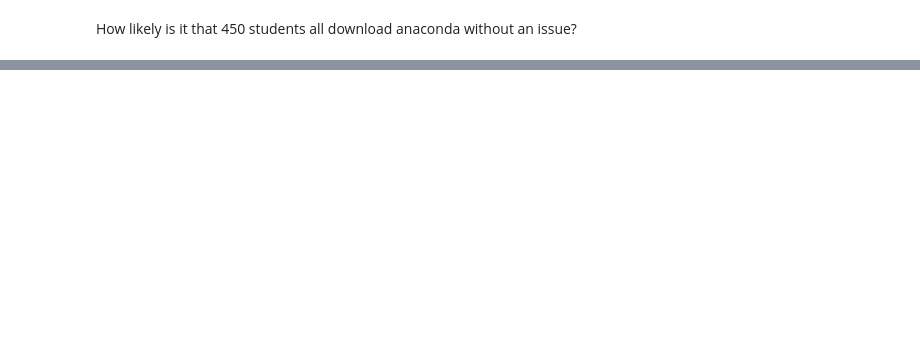
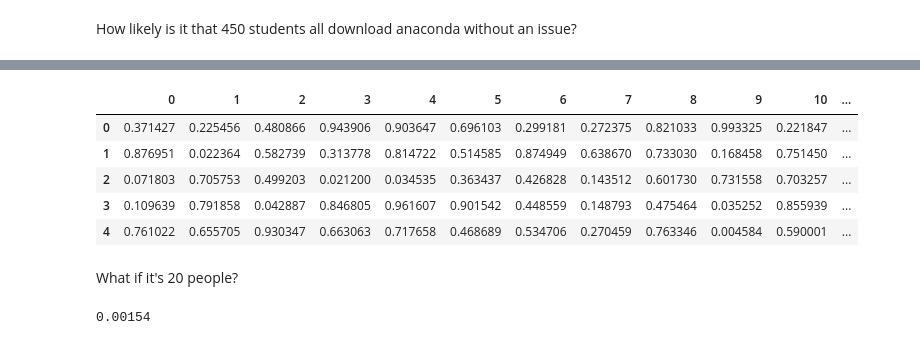
Before and after one commit to hinzle/statistics-exercises, a Jupyter notebook: simulation.ipynb, the cells around one changed output, grey strips where cells are left out. Drawn from its saved outputs; the diff is of its cells as text; code cells hidden in the pictures; blank space fills up the shorter version.

```diff
--- a/simulation.ipynb
+++ b/simulation.ipynb
@@ -210,0 +299,16 @@ trucks.head()
+# %%
+bdays = pd.DataFrame(np.random.rand(10**5,20))
+bdays.head()
+# %% [output]
+|  | 0 | 1 | 2 | 3 | 4 | 5 | 6 | 7 | 8 | 9 | 10 | ... |
+| 0 | 0.371427 | 0.225456 | 0.480866 | 0.943906 | 0.903647 | 0.696103 | 0.299181 | 0.272375 | 0.821033 | 0.993325 | 0.221847 | ... |
+| 1 | 0.876951 | 0.022364 | 0.582739 | 0.313778 | 0.814722 | 0.514585 | 0.874949 | 0.638670 | 0.733030 | 0.168458 | 0.751450 | ... |
+| 2 | 0.071803 | 0.705753 | 0.499203 | 0.021200 | 0.034535 | 0.363437 | 0.426828 | 0.143512 | 0.601730 | 0.731558 | 0.703257 | ... |
+| 3 | 0.109639 | 0.791858 | 0.042887 | 0.846805 | 0.961607 | 0.901542 | 0.448559 | 0.148793 | 0.475464 | 0.035252 | 0.855939 | ... |
+| 4 | 0.761022 | 0.655705 | 0.930347 | 0.663063 | 0.717658 | 0.468689 | 0.534706 | 0.270459 | 0.763346 | 0.004584 | 0.590001 | ... |
+# %% [markdown]
+What if it's 20 people?
+# %%
+((bdays<=1/365.25).sum(axis=1)>=2).mean()
+# %% [output]
+0.00154
```
Also changed, not shown: parts of 56 cells of this notebook.
